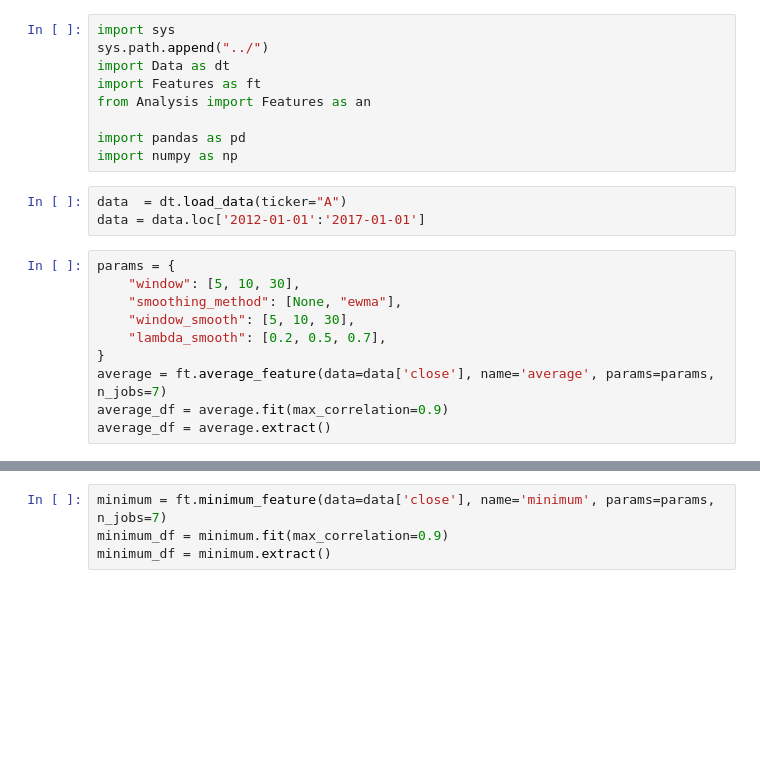
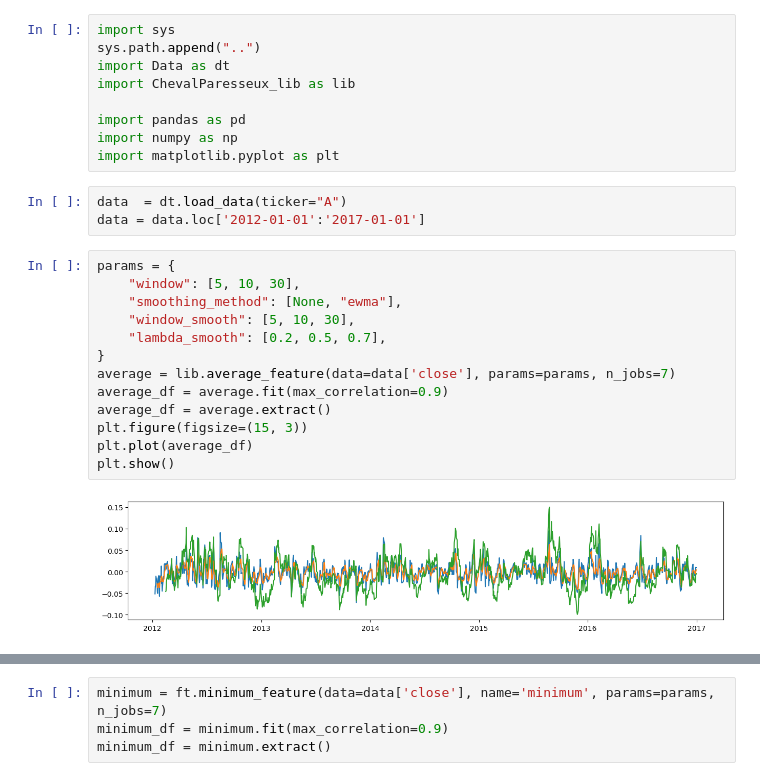
Before and after one commit to Cheval-Paresseux/ChevalParesseux-lib, a Jupyter notebook: notebooks/Features.ipynb, the cells around one changed output, grey strips where cells are left out. Cells and saved outputs as stored; diff of their text form; blank space fills up the shorter version.

Commit message:
names

```diff
--- a/notebooks/Features.ipynb
+++ b/notebooks/Features.ipynb
@@ -1,23 +1,28 @@
 # %%
 import sys
-sys.path.append("../")
+sys.path.append("..")
 import Data as dt
-import Features as ft
-from Analysis import Features as an
+import ChevalParesseux_lib as lib
 
 import pandas as pd
 import numpy as np
+import matplotlib.pyplot as plt
 # %%
 data  = dt.load_data(ticker="A")
 data = data.loc['2012-01-01':'2017-01-01']
 # %%
 params = {
     "window": [5, 10, 30],
     "smoothing_method": [None, "ewma"],
     "window_smooth": [5, 10, 30],
     "lambda_smooth": [0.2, 0.5, 0.7],
 }
-average = ft.average_feature(data=data['close'], name='average', params=params, n_jobs=7)
+average = lib.average_feature(data=data['close'], params=params, n_jobs=7)
 average_df = average.fit(max_correlation=0.9)
 average_df = average.extract()
+plt.figure(figsize=(15, 3))
+plt.plot(average_df)
+plt.show()
+# %% [output]
+[figure, added]
 # %%
```
Also changed, not shown: parts of 1 cell of this notebook, 46 other files.
